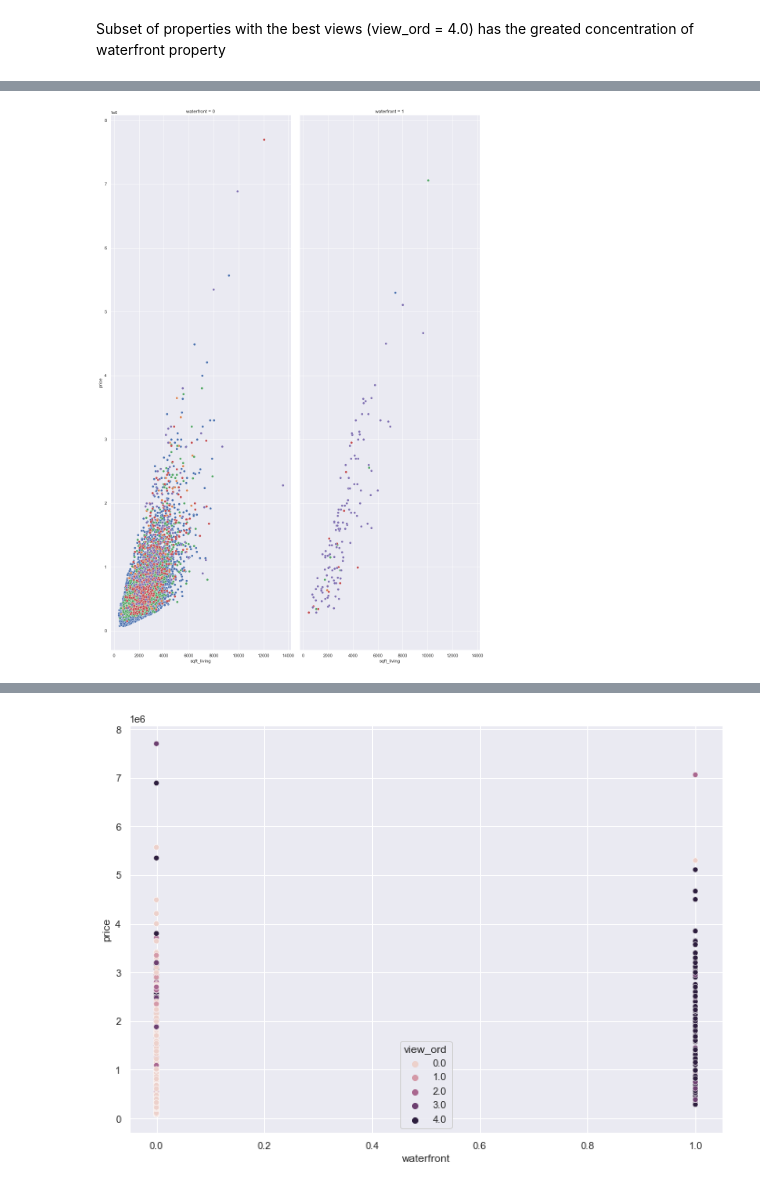
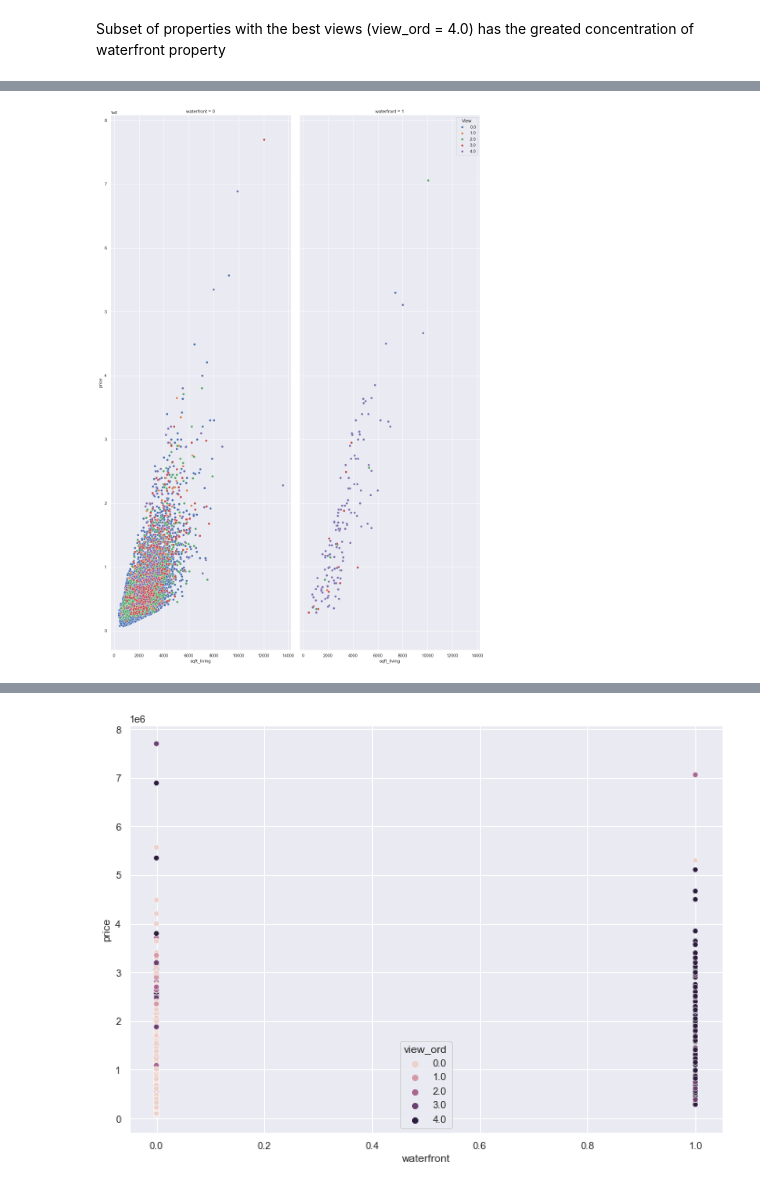
Before and after one commit to tweatherfordk/Linear-Regression-Housing-Model, a Jupyter notebook: Trystan/Categorical Variables EDA.ipynb, the cells around one changed output, grey strips where cells are left out. Saved outputs shown, nothing was run; the diff lists cells and outputs as text; code cells hidden in the pictures.

```diff
--- a/Trystan/Categorical Variables EDA.ipynb
+++ b/Trystan/Categorical Variables EDA.ipynb
@@ -60,7 +60,8 @@ sns.histplot(data=df, x="price", bins=100, hue = 'view_ord')
 # %%
 b = sns.FacetGrid(df, col="waterfront", height=20, aspect=.35,  hue = "view_ord")
 b.map(sns.scatterplot, "sqft_living", "price");
+plt.legend(title='View', loc='upper right');
 # %% [output]
-[figure, old version]
+[figure, new version]
 # %%
 g = sns.FacetGrid(df, col="view_ord", height=20, aspect=.35)
```
Also changed, not shown: parts of 6 cells of this notebook, 9 other files.
